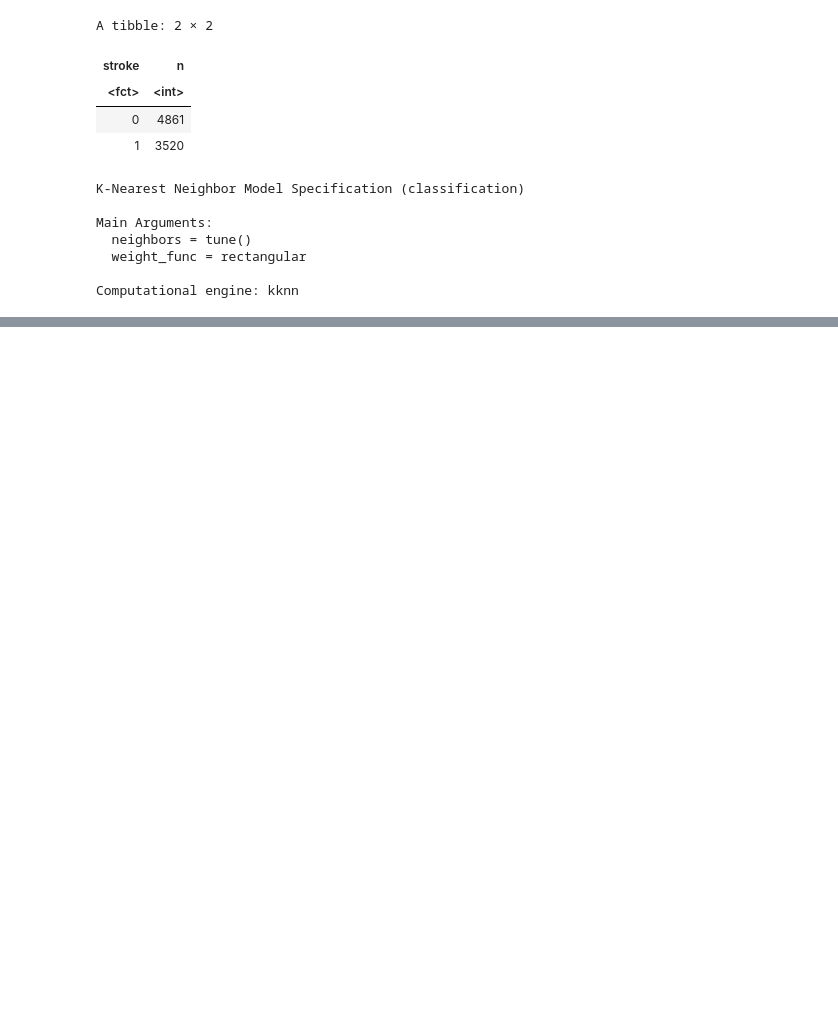
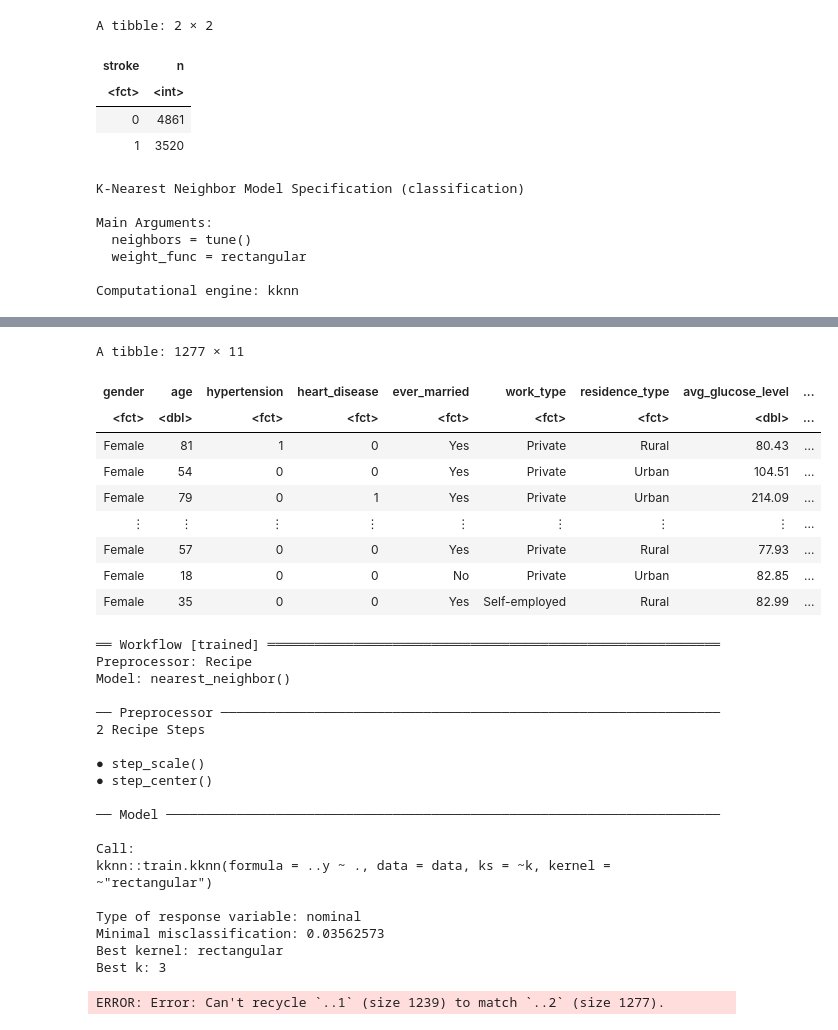
Before and after one commit to romansinkus/stroke-classification, a Jupyter notebook: Stroke_prediction.ipynb, the cells around one changed output, grey strips where cells are left out. Cells and saved outputs as stored; diff of their text form; code cells hidden in the pictures; blank space fills up the shorter version.

```diff
--- a/Stroke_prediction.ipynb
+++ b/Stroke_prediction.ipynb
@@ -278,0 +302,55 @@ stroke_results
+# %%
+k <- 3
+# %%
+stroke_spec_2 <- nearest_neighbor(weight_func = 'rectangular', neighbors = k) %>%
+    set_engine("kknn") %>%
+    set_mode("classification")
+
+stroke_fit_2 <- workflow() %>%
+    add_recipe(stroke_recipe) %>%
+    add_model(stroke_spec_2) %>%
+    fit(data = upsampled_stroke)
+# %%
+initial_stroke_test
+stroke_fit_2
+# %% [output]
+A tibble: 1277 × 11
+| gender | age | hypertension | heart_disease | ever_married | work_type | residence_type | avg_glucose_level | ... |
+| <fct> | <dbl> | <fct> | <fct> | <fct> | <fct> | <fct> | <dbl> | ... |
+| Female | 81 | 1 | 0 | Yes | Private | Rural | 80.43 | ... |
+| Female | 54 | 0 | 0 | Yes | Private | Urban | 104.51 | ... |
+| Female | 79 | 0 | 1 | Yes | Private | Urban | 214.09 | ... |
+| ⋮ | ⋮ | ⋮ | ⋮ | ⋮ | ⋮ | ⋮ | ⋮ | ... |
+| Female | 57 | 0 | 0 | Yes | Private | Rural | 77.93 | ... |
+| Female | 18 | 0 | 0 | No | Private | Urban | 82.85 | ... |
+| Female | 35 | 0 | 0 | Yes | Self-employed | Rural | 82.99 | ... |
+══ Workflow [trained] ══════════════════════════════════════════════════════════
+Preprocessor: Recipe
+Model: nearest_neighbor()
+
+── Preprocessor ────────────────────────────────────────────────────────────────
+2 Recipe Steps
+
+● step_scale()
+● step_center()
+
+── Model ───────────────────────────────────────────────────────────────────────
+
+Call:
+kknn::train.kknn(formula = ..y ~ ., data = data, ks = ~k, kernel = ~"rectangular")
+
+Type of response variable: nominal
+Minimal misclassification: 0.03562573
+Best kernel: rectangular
+Best k: 3
+# %%
+stroke_predictions <- predict(stroke_fit_2, initial_stroke_test) %>%
+    bind_cols(initial_stroke_test)
+
+stroke_metrics <- stroke_predictions %>%
+    metrics(truth = y, estimate = .pred_class)
+
+stokre_conf_mat <- stroke_predictions %>%
+    conf_mat(truth = y, estimate = .pred_class)
+# %% [output]
+ERROR: Error: Can't recycle `..1` (size 1239) to match `..2` (size 1277).
```
Also changed, not shown: parts of 7 cells of this notebook.
